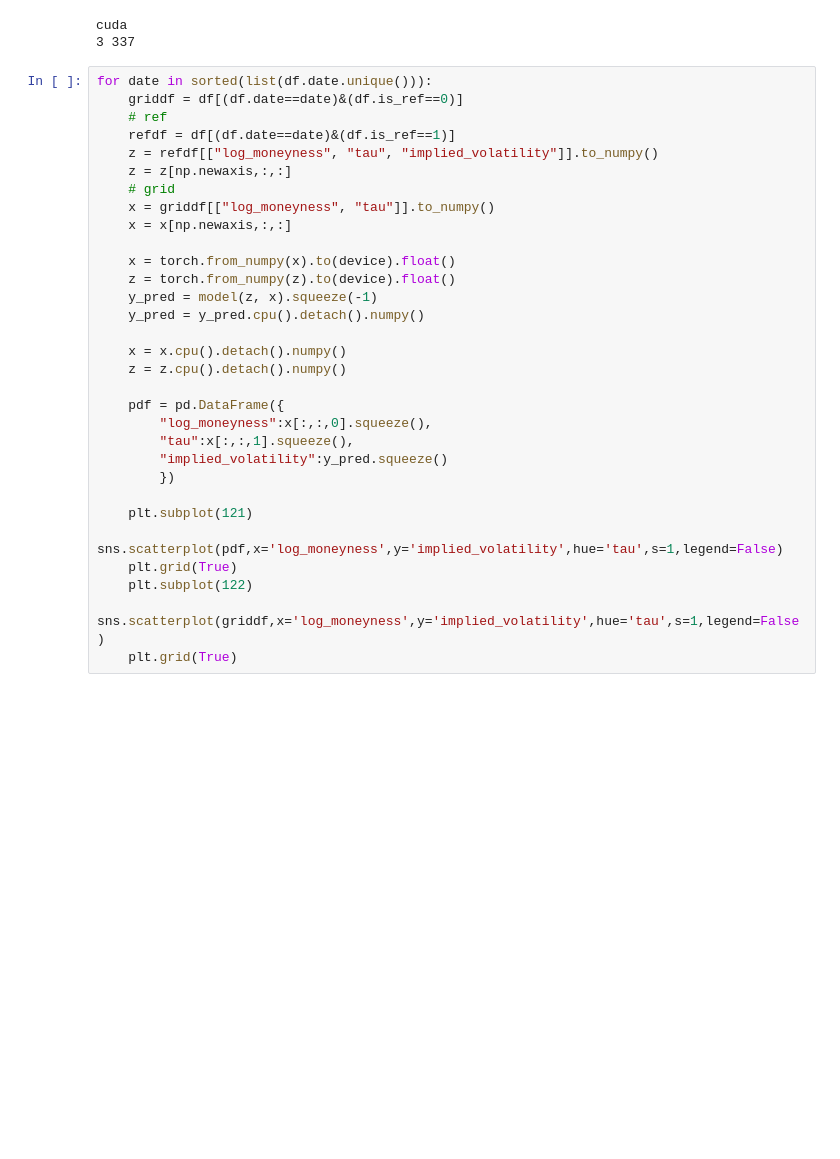
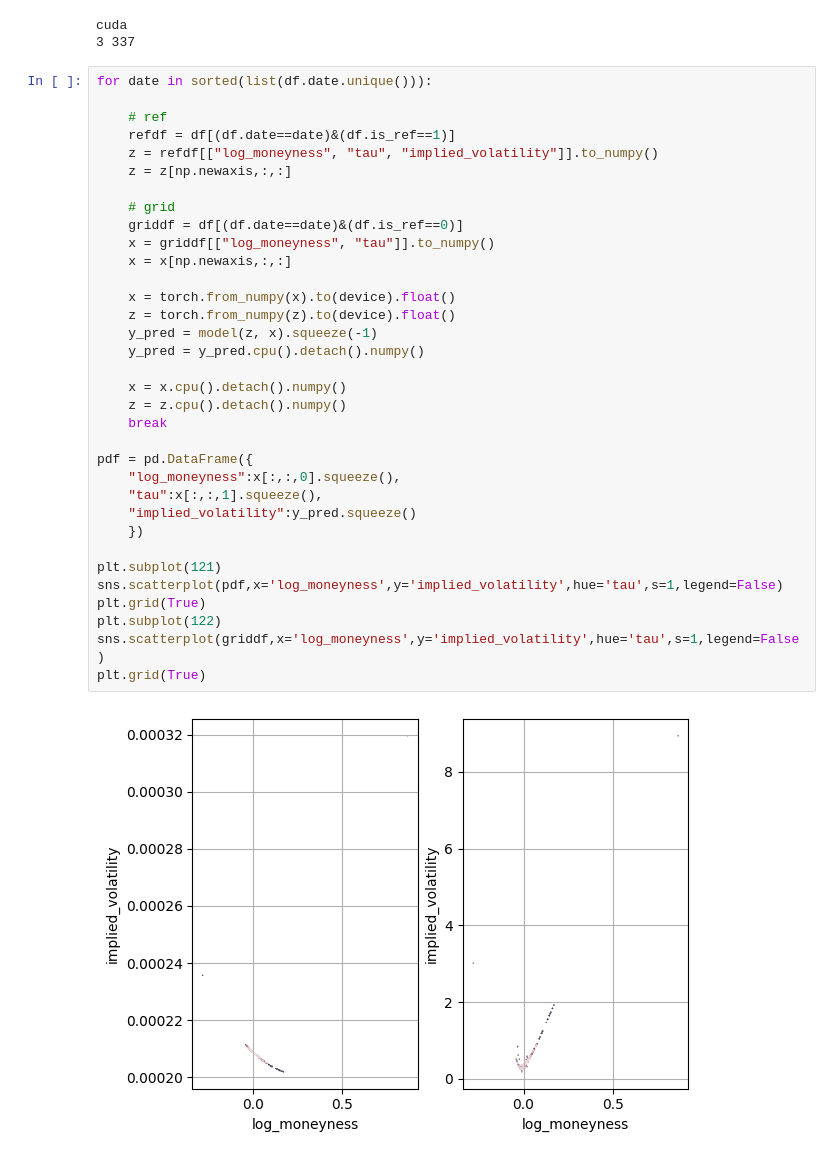
Before and after one commit to pangyuteng/hyperiv, a Jupyter notebook: inference.ipynb, the cells around one changed output. Drawn from its saved outputs; the diff is of its cells as text; blank space fills up the shorter version.

```diff
--- a/inference.ipynb
+++ b/inference.ipynb
@@ -102,32 +102,37 @@ cuda
 3 337
 # %%
 for date in sorted(list(df.date.unique())):
-    griddf = df[(df.date==date)&(df.is_ref==0)]
+
     # ref
     refdf = df[(df.date==date)&(df.is_ref==1)]
     z = refdf[["log_moneyness", "tau", "implied_volatility"]].to_numpy()
     z = z[np.newaxis,:,:]
+
     # grid
+    griddf = df[(df.date==date)&(df.is_ref==0)]
     x = griddf[["log_moneyness", "tau"]].to_numpy()
     x = x[np.newaxis,:,:]
 
     x = torch.from_numpy(x).to(device).float()
     z = torch.from_numpy(z).to(device).float()
     y_pred = model(z, x).squeeze(-1)
     y_pred = y_pred.cpu().detach().numpy()
 
     x = x.cpu().detach().numpy()
     z = z.cpu().detach().numpy()
+    break
 
-    pdf = pd.DataFrame({
-        "log_moneyness":x[:,:,0].squeeze(),
-        "tau":x[:,:,1].squeeze(),
-        "implied_volatility":y_pred.squeeze()
-        })
+pdf = pd.DataFrame({
+    "log_moneyness":x[:,:,0].squeeze(),
+    "tau":x[:,:,1].squeeze(),
+    "implied_volatility":y_pred.squeeze()
+    })
 
-    plt.subplot(121)
-    sns.scatterplot(pdf,x='log_moneyness',y='implied_volatility',hue='tau',s=1,legend=False)
-    plt.grid(True)
-    plt.subplot(122)
-    sns.scatterplot(griddf,x='log_moneyness',y='implied_volatility',hue='tau',s=1,legend=False)
-    plt.grid(True)
+plt.subplot(121)
+sns.scatterplot(pdf,x='log_moneyness',y='implied_volatility',hue='tau',s=1,legend=False)
+plt.grid(True)
+plt.subplot(122)
+sns.scatterplot(griddf,x='log_moneyness',y='implied_volatility',hue='tau',s=1,legend=False)
+plt.grid(True)
+# %% [output]
+[figure, added]
```
